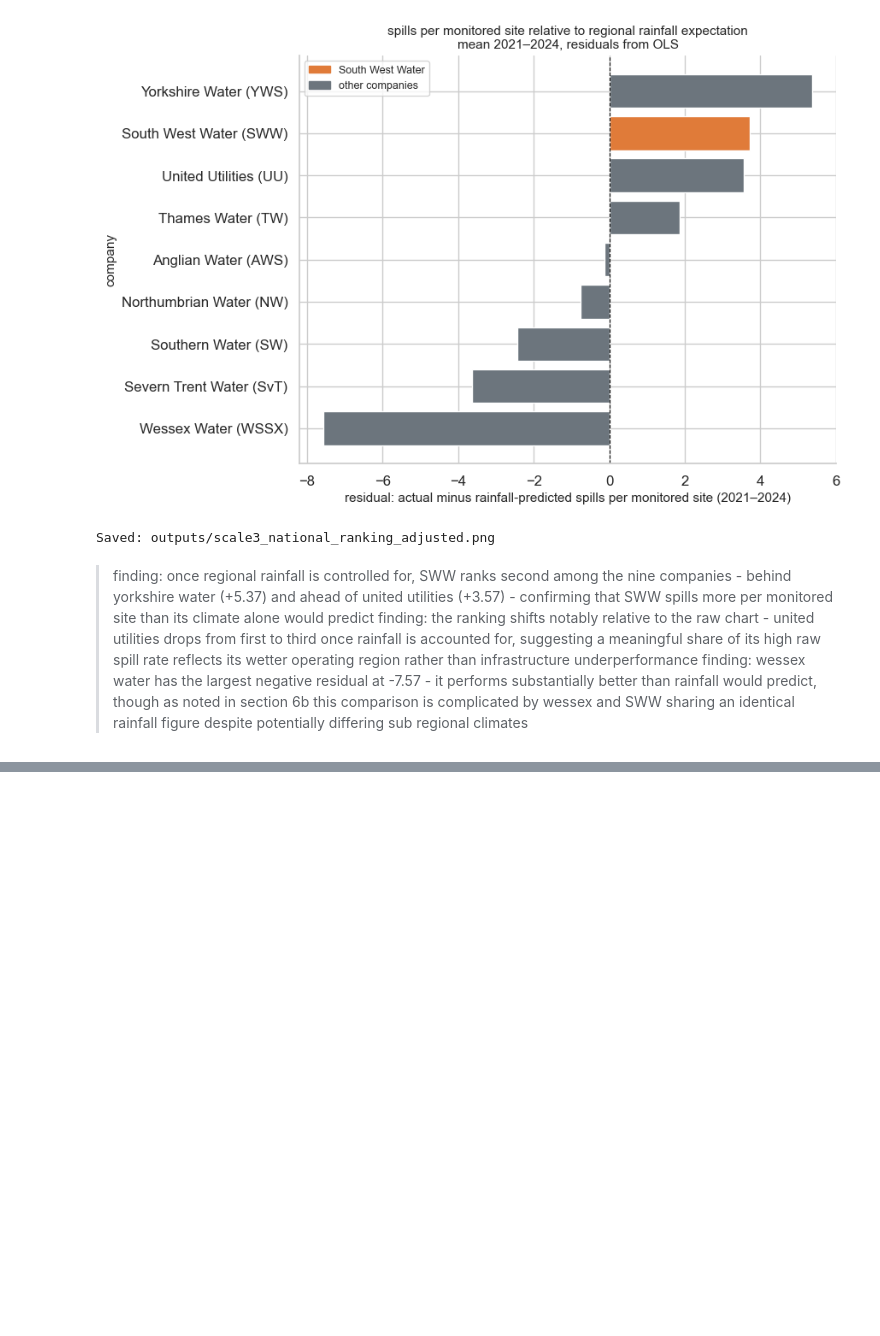
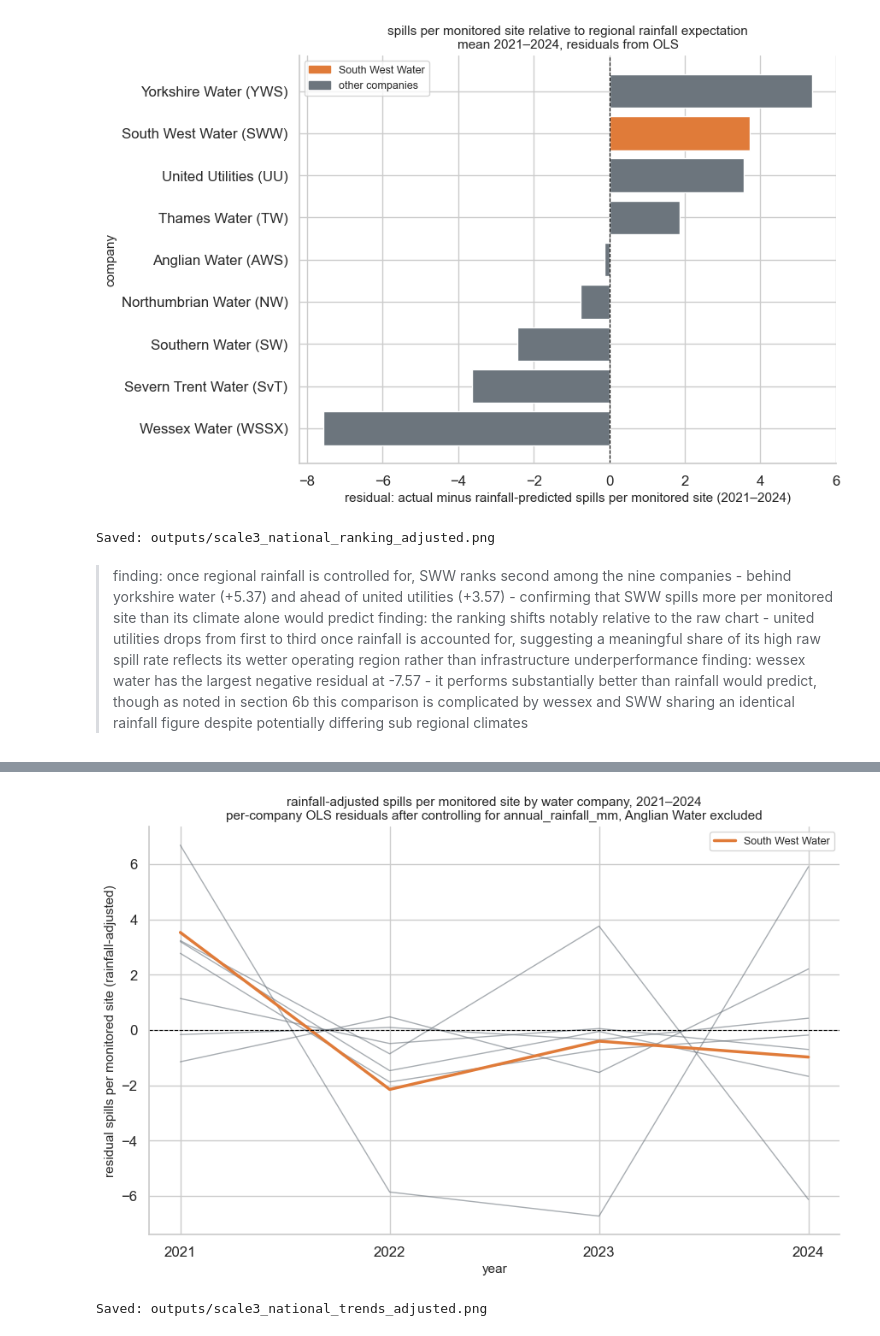
Before and after one commit to jacobway2/-dart-sewage-project, a Jupyter notebook: blog.ipynb, the cells around one changed output, grey strips where cells are left out. Cells and saved outputs as stored; diff of their text form; code cells hidden in the pictures; blank space fills up the shorter version.

```diff
--- a/blog.ipynb
+++ b/blog.ipynb
@@ -2090,0 +2183,39 @@ Saved: outputs/scale3_national_ranking_adjusted.png
+# %%
+# rainfall adjusted residuals overlay - fits spills_per_monitored_site ~ annual_rainfall_mm per company, takes residuals, plots residual trajectories - residual represents spills above or below what each companys annual rainfall in that year predicts
+national_resid_records = []
+for company in trend_companies:
+    data = national_df[national_df['company'] == company].sort_values('year').copy()
+    if data['annual_rainfall_mm'].nunique() < 2:
+        continue  # skips companies with no variation in rainfall - cannot fit OLS
+    rain_model = smf.ols('spills_per_monitored_site ~ annual_rainfall_mm', data=data).fit()  # fits within company rainfall regression
+    data['rain_residual'] = rain_model.resid  # residual = actual spills minus rainfall predicted spills
+    national_resid_records.append(data[['company', 'year', 'rain_residual']])
+
+national_resid_df = pd.concat(national_resid_records, ignore_index=True)  # combines all companies into one long dataframe
+
+fig, ax = plt.subplots(figsize=(9, 6))  # creates figure
+
+for company, group in national_resid_df.groupby('company'):
+    data = group.sort_values('year')
+    if 'SWW' in company:
+        continue  # SWW plotted last so it renders on top of all grey lines
+    ax.plot(data['year'], data['rain_residual'], color=COLOUR_NATIONAL, linewidth=1, alpha=0.6)  # one grey line per company
+
+sww_resid = national_resid_df[national_resid_df['company'].str.contains('SWW')].sort_values('year')
+ax.plot(sww_resid['year'], sww_resid['rain_residual'], color=COLOUR_SWW, linewidth=2.5, label='South West Water')  # SWW drawn last so it sits on top
+
+ax.axhline(0, color='black', linewidth=0.8, linestyle='--')  # reference line at zero - above means more spills than rainfall predicts, below means fewer
+ax.set_xlabel('year', fontsize=11)  # x axis label
+ax.set_ylabel('residual spills per monitored site (rainfall-adjusted)', fontsize=11)  # y axis label
+ax.set_title('rainfall-adjusted spills per monitored site by water company, 2021–2024\nper-company OLS residuals after controlling for annual_rainfall_mm, Anglian Water excluded', fontsize=11)  # two line title
+ax.set_xticks(years_national)  # ensures only integer years appear on x axis
+ax.legend(fontsize=9)  # adds legend
+sns.despine(ax=ax)  # removes top and right chart borders
+
+plt.tight_layout()
+plt.savefig(os.path.join(OUTPUTS_DIR, 'scale3_national_trends_adjusted.png'), dpi=150, bbox_inches='tight')
+plt.show()
+print('Saved: outputs/scale3_national_trends_adjusted.png')
+# %% [output]
+[figure, added]
+Saved: outputs/scale3_national_trends_adjusted.png
```
Also changed, not shown: parts of 11 cells of this notebook, 3 other files.
